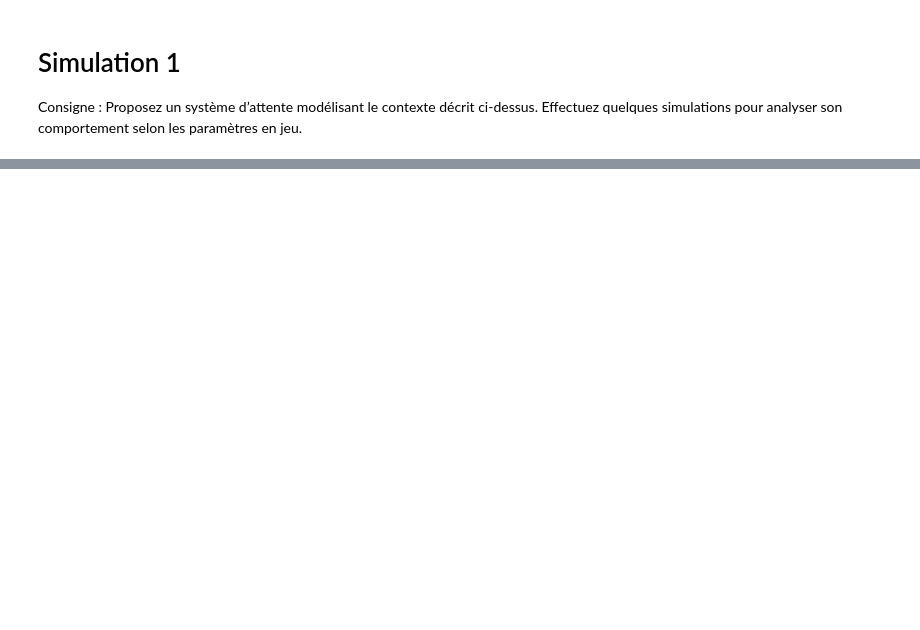
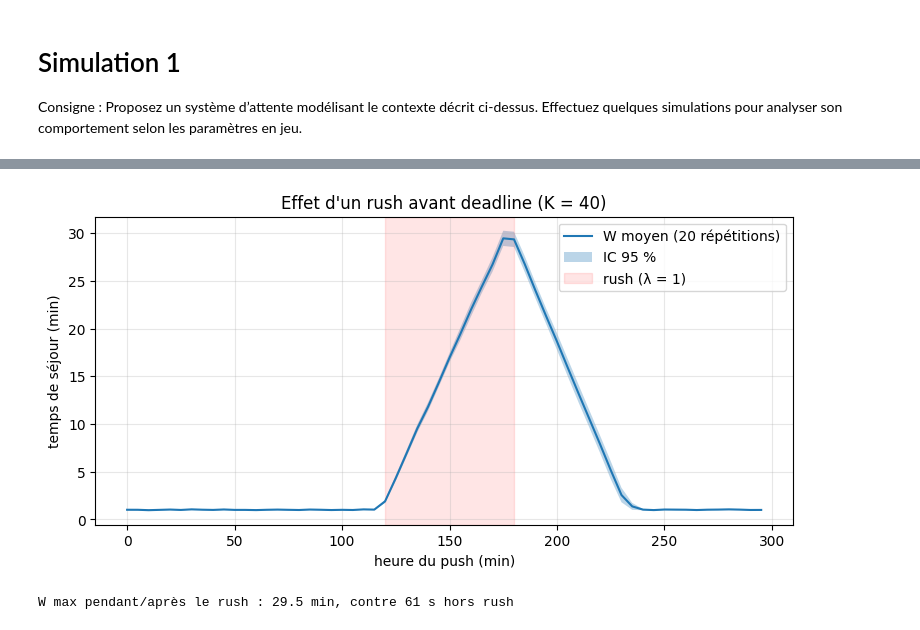
Before and after one commit to marc78s/ERO2, a Jupyter notebook: waterfall_notebook.ipynb, the cells around one changed output, grey strips where cells are left out. Saved outputs shown, nothing was run; the diff lists cells and outputs as text; code cells hidden in the pictures; blank space fills up the shorter version.

```diff
--- a/waterfall_notebook.ipynb
+++ b/waterfall_notebook.ipynb
@@ -262,0 +291,66 @@ simu = waterfall_simulation_1(2, 3, 2, 2, rng, test_z=100)
+# %%
+import heapq
+import os
+
+import matplotlib.pyplot as plt
+import numpy as np
+import pandas as pd
+from scipy import stats
+
+REF = dict(lam=0.5, mu1=1/60, K=40, mu2=2.0)
+os.makedirs('results', exist_ok=True)
+
+def simulate_queue(gen, t_arrivals, mu, n_servers):
+    t_arrivals = t_arrivals.sort_values()
+    t_arval_queue = t_arrivals.to_numpy()
+    n = len(t_arval_queue)
+    services = gen.exponential(1.0 / mu, n)
+    t_arval_srv, t_depart_sys = np.zeros(n), np.zeros(n)
+    free_at = [0.0] * n_servers
+    for i, t in enumerate(t_arval_queue):
+        t_arval_srv[i] = max(t, free_at[0])
+        t_depart_sys[i] = t_arval_srv[i] + services[i]
+        heapq.heapreplace(free_at, t_depart_sys[i])
+    tops = pd.DataFrame({'t_arval_queue': t_arval_queue,
+                         't_arval_srv': t_arval_srv,
+                         't_depart_sys': t_depart_sys}, index=t_arrivals.index)
+    tops.index.name = 'agent'
+    return tops
+
+PHASES = [(7200, 0.3), (3600, 1.0), (7200, 0.3)]
+
+def profile_run(phases, mu1, K, mu2, seed):
+    gen = np.random.default_rng(seed)
+    arr, t0 = [], 0.0
+    for dur, lam in phases:
+        t = t0 + np.cumsum(gen.exponential(1 / lam, int(3 * lam * dur) + 100))
+        arr.append(t[t < t0 + dur]); t0 += dur
+    tops1 = simulate_queue(gen, pd.Series(np.concatenate(arr)), mu1, K)
+    tops2 = simulate_queue(gen, tops1['t_depart_sys'], mu2, 1)
+    tops = tops1.join(tops2, lsuffix='1', rsuffix='2')
+    return pd.DataFrame({'t_push': tops['t_arval_queue1'],
+                         'W': tops['t_depart_sys2'] - tops['t_arval_queue1']})
+
+BIN = 300
+R = 20
+bins = np.arange(0, sum(d for d, _ in PHASES) + BIN, BIN)
+curves = []
+for r in range(R):
+    d = profile_run(PHASES, REF['mu1'], REF['K'], REF['mu2'], seed=r)
+    curves.append(d.groupby(pd.cut(d.t_push, bins), observed=False).W.mean().to_numpy())
+curves = np.array(curves)
+mean, h = curves.mean(0), stats.t.ppf(0.975, R - 1) * curves.std(0, ddof=1) / np.sqrt(R)
+e5 = pd.DataFrame({'t_push_min': bins[:-1] / 60, 'W_mean': mean, 'W_ci95': h})
+e5.to_csv('results/q1_E5_v1.csv', index=False)
+
+fig, ax = plt.subplots(figsize=(9, 4))
+ax.plot(e5.t_push_min, e5.W_mean / 60, label=f'W moyen ({R} répétitions)')
+ax.fill_between(e5.t_push_min, (mean - h) / 60, (mean + h) / 60, alpha=.3, label='IC 95 %')
+ax.axvspan(120, 180, color='red', alpha=.1, label='rush (λ = 1)')
+ax.set(xlabel='heure du push (min)', ylabel='temps de séjour (min)', title="Effet d'un rush avant deadline (K = 40)")
+ax.legend(); ax.grid(alpha=.3)
+plt.show()
+print(f"W max pendant/après le rush : {mean.max() / 60:.1f} min, contre {mean[:20].mean():.0f} s hors rush")
+# %% [output]
+[figure, added]
+W max pendant/après le rush : 29.5 min, contre 61 s hors rush
```
Also changed, not shown: parts of 6 cells of this notebook, 2 other files.
